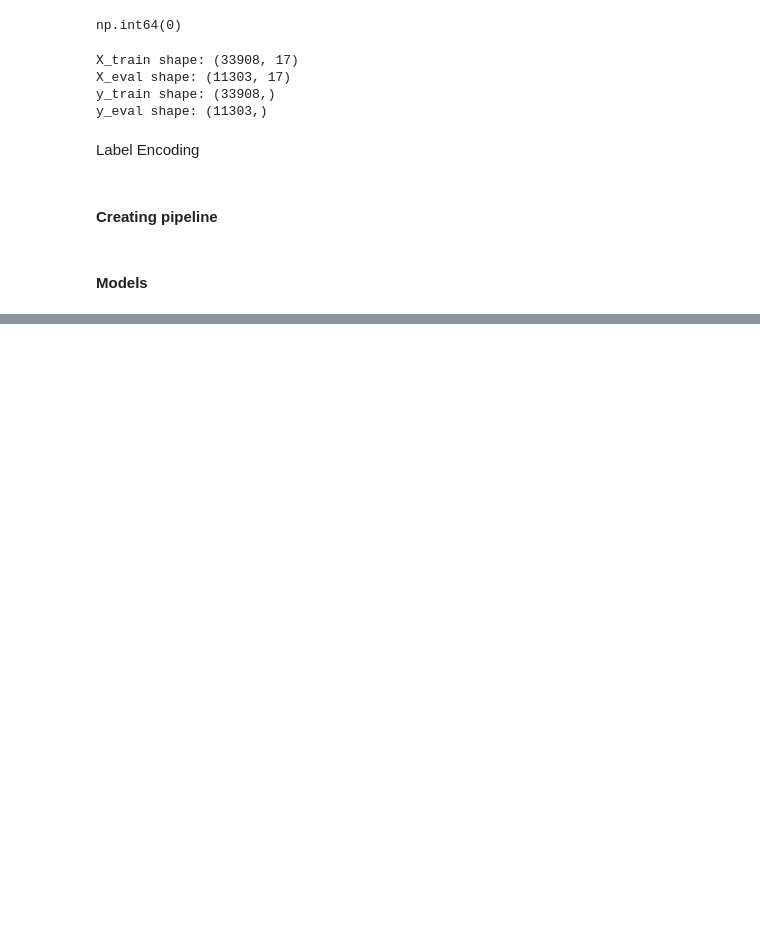
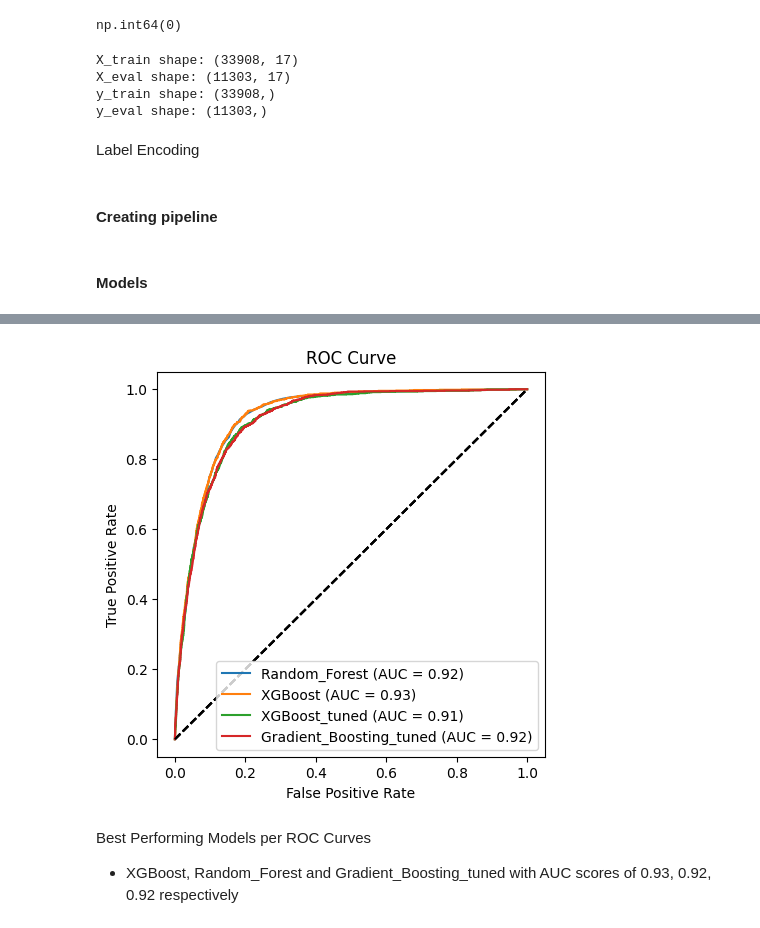
Before and after one commit to Koanim/Data-Analytics-Pathway-Assessment, a Jupyter notebook: TMP-TFA.ipynb, the cells around one changed output, grey strips where cells are left out. Drawn from its saved outputs; the diff is of its cells as text; code cells hidden in the pictures; blank space fills up the shorter version.

```diff
--- a/TMP-TFA.ipynb
+++ b/TMP-TFA.ipynb
@@ -755,0 +954,7 @@ models['XGBoost']= XGBClassifier(random_state=42)
+# %%
+all_best_models = {}
+
+all_best_models['Random_Forest']= RandomForestClassifier(random_state=42)
+all_best_models['XGBoost']= XGBClassifier(random_state=42)
+all_best_models['XGBoost_tuned']= XGBClassifier(booster='gbtree', learning_rate=1, max_depth=4, n_estimators=40, random_state=1, verbosity=0)
+all_best_models['Gradient_Boosting_tuned']= GradientBoostingClassifier(criterion='friedman_mse', learning_rate=1, loss='exponential', max_depth=2, n_estimators=70, random_state=1)
@@ -755,0 +1011,32 @@ models['XGBoost']= XGBClassifier(random_state=42)
+# %%
+fig, ax = plt.subplots(figsize=(5, 5))
+best_confusion_matrices = {}
+
+all_roc_data = {}
+
+# Iterate over the dictionary items directly
+for model_name, pipeline in best_pipelines.items():
+    y_score = pipeline.predict_proba(X_eval)[:, 1]
+
+    fpr, tpr, thresholds = roc_curve(y_eval_encode, y_score)
+    roc_auc = auc(fpr, tpr)
+
+
+    roc_data_df = pd.DataFrame({'false_positive_rate': fpr, 'true_positive_rate': tpr, 'thresholds': thresholds})
+
+    # Store the ROC data in the dictionary
+    all_roc_data[model_name] = roc_data_df
+    ax.plot(fpr, tpr, label=f'{model_name} (AUC = {roc_auc:.2f})')
+
+    ax.plot([0, 1], [0, 1], 'k--')
+    ax.set_ylabel('True Positive Rate')
+    ax.set_xlabel('False Positive Rate')
+    ax.set_title('ROC Curve')
+    ax.legend(loc="lower right")
+plt.show()
+# %% [output]
+[figure, added]
+# %% [markdown]
+Best Performing Models per ROC Curves
+
+- XGBoost, Random_Forest and Gradient_Boosting_tuned with AUC scores of 0.93, 0.92, 0.92 respectively
```
Also changed, not shown: parts of 30 cells of this notebook.
